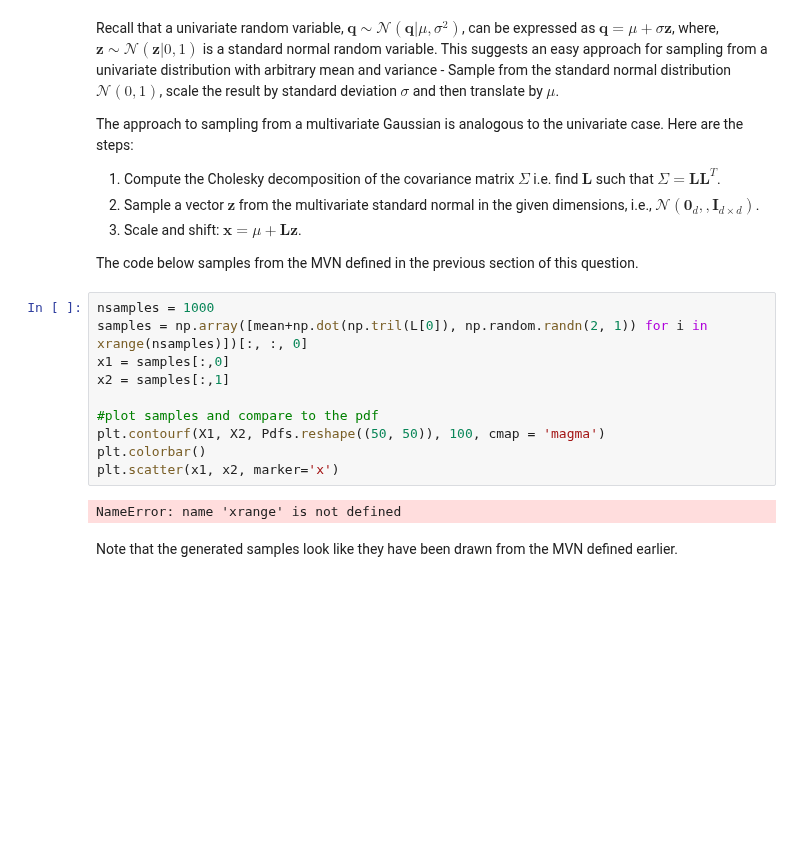
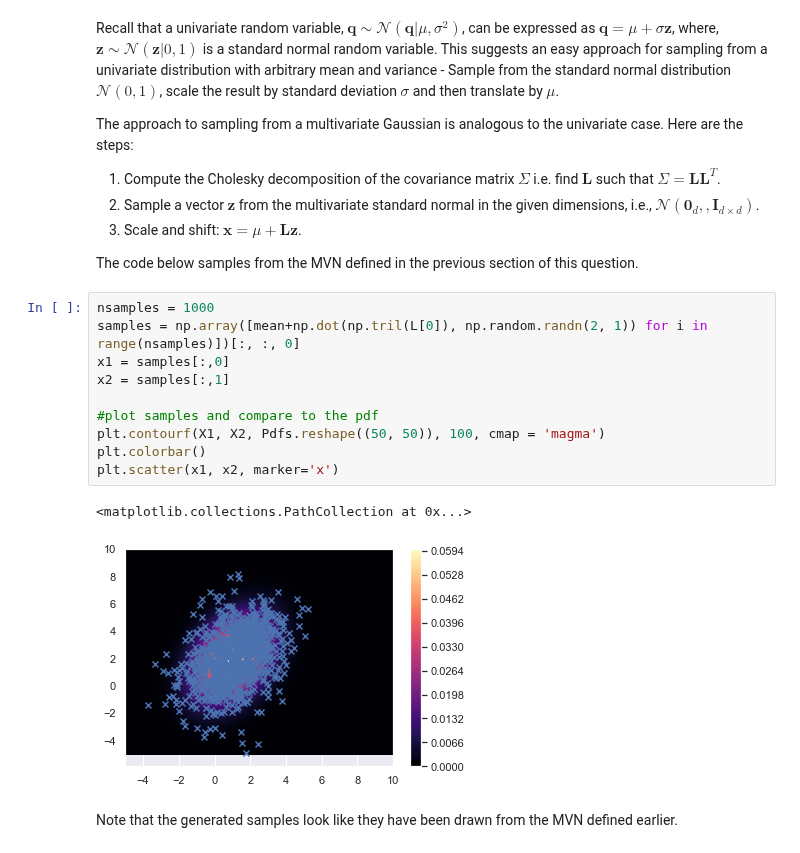
Before and after one commit to PredictiveScienceLab/uq-course, a Jupyter notebook: homeworks/hw_03.ipynb, the cells around one changed output. Saved outputs shown, nothing was run; the diff lists cells and outputs as text; blank space fills up the shorter version.

```diff
--- a/homeworks/hw_03.ipynb
+++ b/homeworks/hw_03.ipynb
@@ -148,16 +148,17 @@ The approach to sampling from a multivariate Gaussian is analogous to the univar
 The code below samples from the MVN defined in the previous section of this question.
 # %%
 nsamples = 1000
-samples = np.array([mean+np.dot(np.tril(L[0]), np.random.randn(2, 1)) for i in xrange(nsamples)])[:, :, 0]
+samples = np.array([mean+np.dot(np.tril(L[0]), np.random.randn(2, 1)) for i in range(nsamples)])[:, :, 0]
 x1 = samples[:,0]
 x2 = samples[:,1]
 
 #plot samples and compare to the pdf
 plt.contourf(X1, X2, Pdfs.reshape((50, 50)), 100, cmap = 'magma')
 plt.colorbar()
 plt.scatter(x1, x2, marker='x')
 # %% [output]
-NameError: name 'xrange' is not defined
+<matplotlib.collections.PathCollection at 0x...>
+[figure, added]
 # %% [markdown]
 Note that the generated samples look like they have been drawn from the MVN defined earlier.
 # %% [markdown]
```
Also changed, not shown: parts of 4 cells of this notebook.
